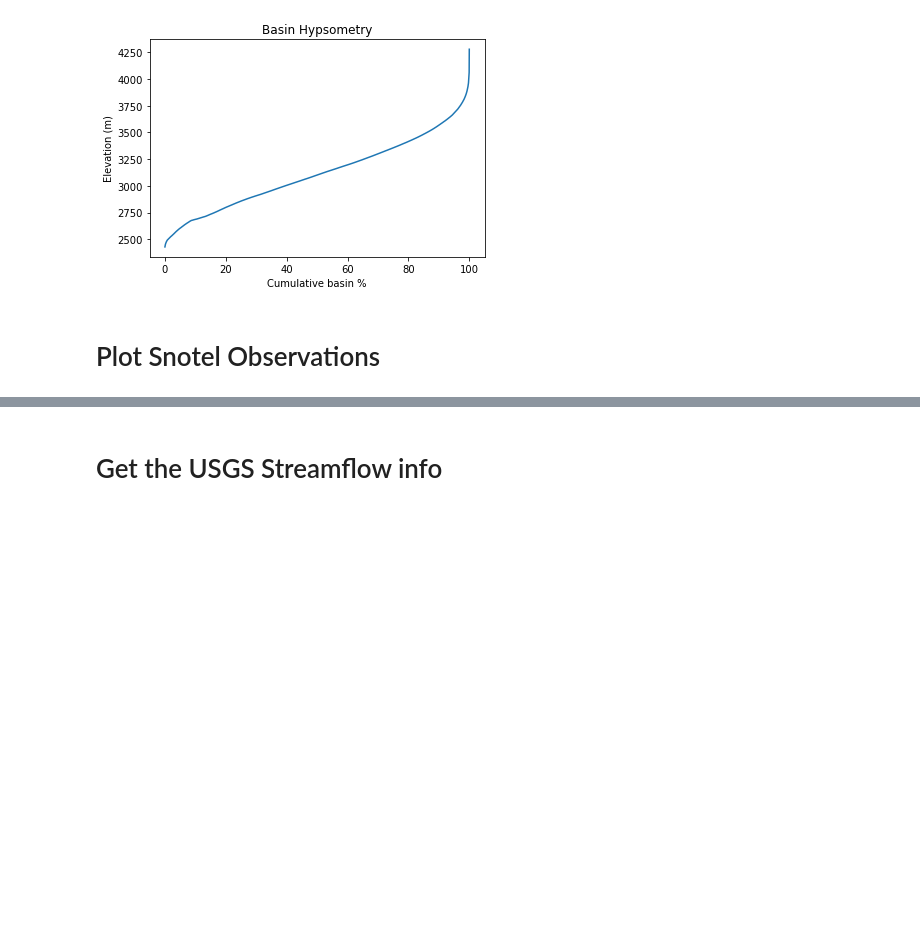
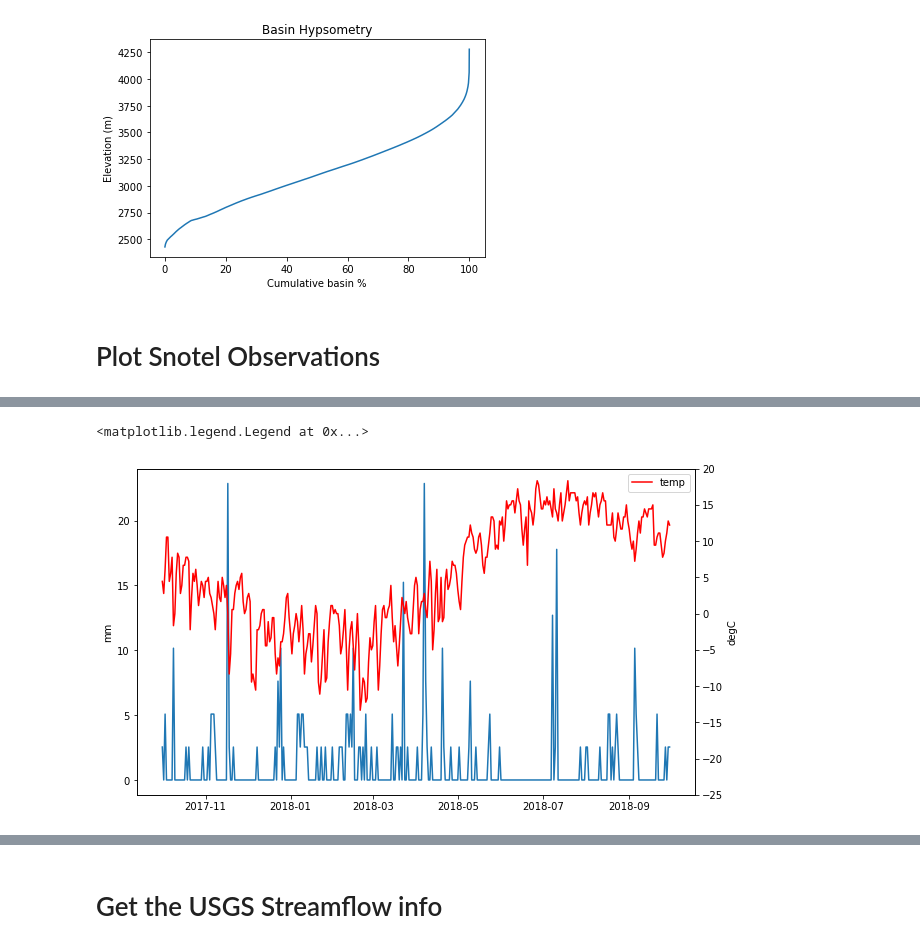
Before and after one commit to bsu-wrudisill/precipitation_inference, a Jupyter notebook: notebooks/BackgroundInfo.ipynb, the cells around one changed output, grey strips where cells are left out. Cells and saved outputs as stored; diff of their text form; code cells hidden in the pictures; blank space fills up the shorter version.

```diff
--- a/notebooks/BackgroundInfo.ipynb
+++ b/notebooks/BackgroundInfo.ipynb
@@ -60,11 +62,14 @@ NotImplementedError: read_sql_table only supported for SQLAlchemy connectable.
 # %%
-start, end = "2018-10-01", "2019-09-30"
+start, end = "2017-10-01", "2018-09-30"
 fig,ax = plt.subplots()
 fig.set_size_inches(10,6)
 ax1 = plt.twinx(ax)
 ax.plot(DailyPrecipForcing.loc[start:end], label='precip')
 ax1.plot(DailyTempForcing.loc[start:end], color='red', label='temp')
 ax1.set_ylim(-25,20)
 ax1.set_ylabel('degC')
 ax.set_ylabel('mm')
 plt.legend()
+# %% [output]
+<matplotlib.legend.Legend at 0x...>
+[figure, added]
```
Also changed, not shown: parts of 22 cells of this notebook, 1 other file.
